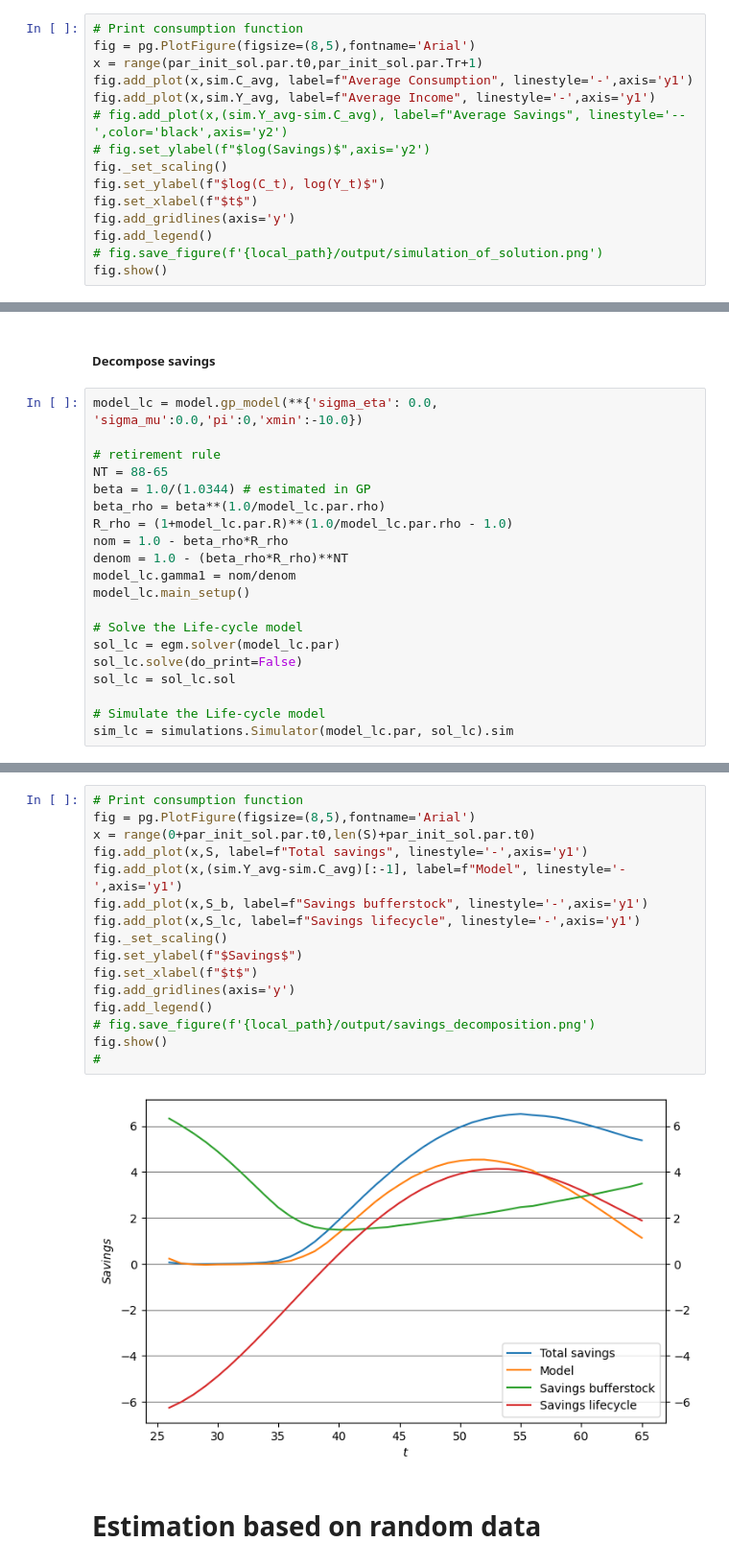
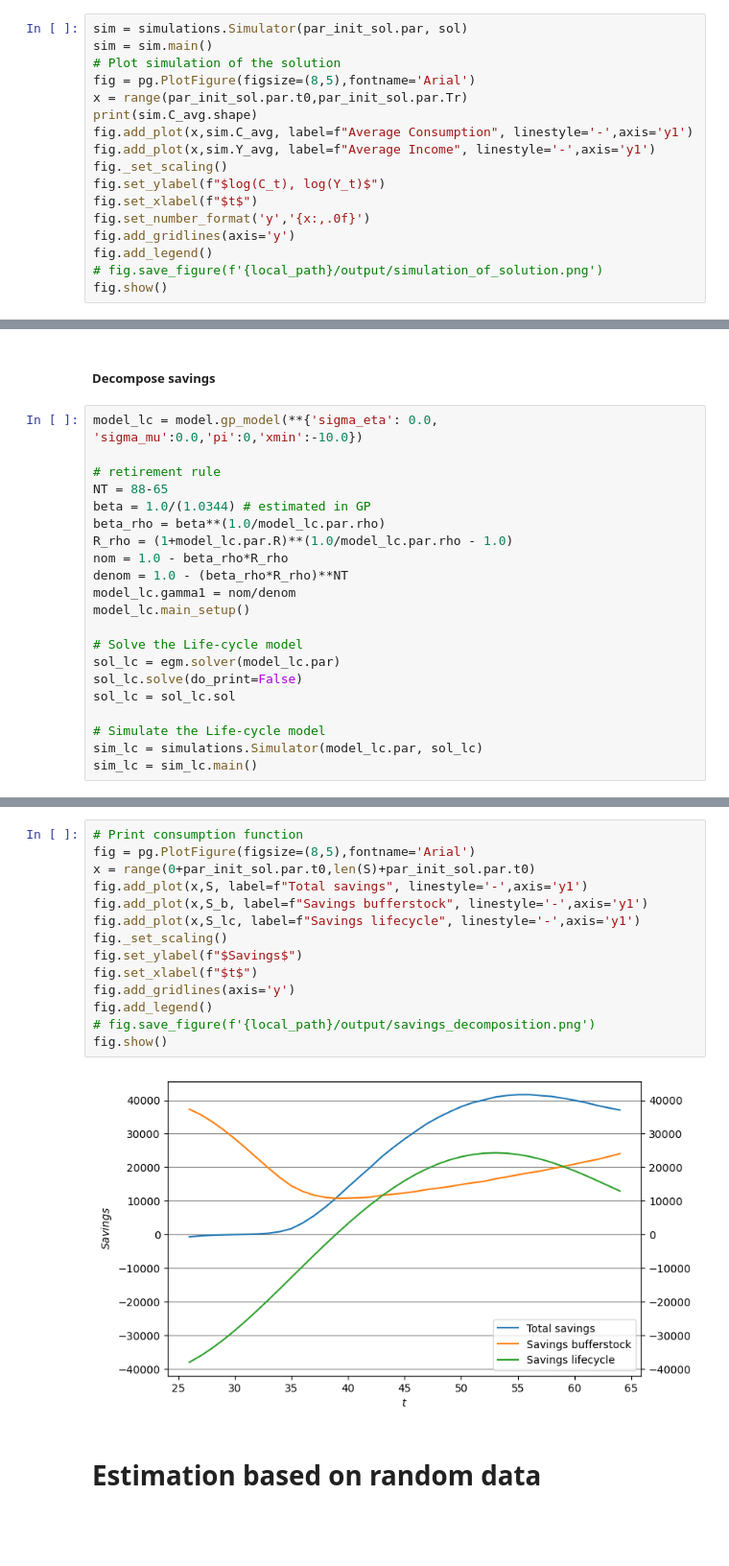
Before and after one commit to AsFyhn/DP-life-cycle, a Jupyter notebook: Run_all.ipynb, the cells around one changed output, grey strips where cells are left out. Shown at 96% size. Saved outputs shown, nothing was run; the diff lists cells and outputs as text; blank space fills up the shorter version.

```diff
--- a/Run_all.ipynb
+++ b/Run_all.ipynb
@@ -78,14 +86,16 @@ sim = simulations.Simulator(par_init_sol.par, sol).sim
 # %%
-# Print consumption function
+sim = simulations.Simulator(par_init_sol.par, sol)
+sim = sim.main()
+# Plot simulation of the solution
 fig = pg.PlotFigure(figsize=(8,5),fontname='Arial')
-x = range(par_init_sol.par.t0,par_init_sol.par.Tr+1)
+x = range(par_init_sol.par.t0,par_init_sol.par.Tr)
+print(sim.C_avg.shape)
 fig.add_plot(x,sim.C_avg, label=f"Average Consumption", linestyle='-',axis='y1')
 fig.add_plot(x,sim.Y_avg, label=f"Average Income", linestyle='-',axis='y1')
-# fig.add_plot(x,(sim.Y_avg-sim.C_avg), label=f"Average Savings", linestyle='--',color='black',axis='y2')
-# fig.set_ylabel(f"$log(Savings)$",axis='y2')
 fig._set_scaling()
 fig.set_ylabel(f"$log(C_t), log(Y_t)$")
 fig.set_xlabel(f"$t$")
+fig.set_number_format('y','{x:,.0f}')
 fig.add_gridlines(axis='y')
 fig.add_legend()
 # fig.save_figure(f'{local_path}/output/simulation_of_solution.png')
@@ -113,7 +124,8 @@ sol_lc.solve(do_print=False)
 sol_lc = sol_lc.sol
 
 # Simulate the Life-cycle model
-sim_lc = simulations.Simulator(model_lc.par, sol_lc).sim
+sim_lc = simulations.Simulator(model_lc.par, sol_lc)
+sim_lc = sim_lc.main()
 # %%
 # Decomposition
 S_lc = np.mean(sim_lc.S[1:],axis=1)
@@ -136,21 +134,19 @@ print(np.mean(sim.a[1:,:]*sim.P[1:,:] - sim.a[:-1,:]*sim.P[:-1,:],axis=1)[:])
 # %%
 # Print consumption function
 fig = pg.PlotFigure(figsize=(8,5),fontname='Arial')
 x = range(0+par_init_sol.par.t0,len(S)+par_init_sol.par.t0)
 fig.add_plot(x,S, label=f"Total savings", linestyle='-',axis='y1')
-fig.add_plot(x,(sim.Y_avg-sim.C_avg)[:-1], label=f"Model", linestyle='-',axis='y1')
 fig.add_plot(x,S_b, label=f"Savings bufferstock", linestyle='-',axis='y1')
 fig.add_plot(x,S_lc, label=f"Savings lifecycle", linestyle='-',axis='y1')
 fig._set_scaling()
 fig.set_ylabel(f"$Savings$")
 fig.set_xlabel(f"$t$")
 fig.add_gridlines(axis='y')
 fig.add_legend()
 # fig.save_figure(f'{local_path}/output/savings_decomposition.png')
 fig.show()
-#
 # %% [output]
-[figure, old version]
+[figure, new version]
 # %% [markdown]
 # Estimation based on random data
 # %% [markdown]
```
Also changed, not shown: parts of 46 cells of this notebook.
